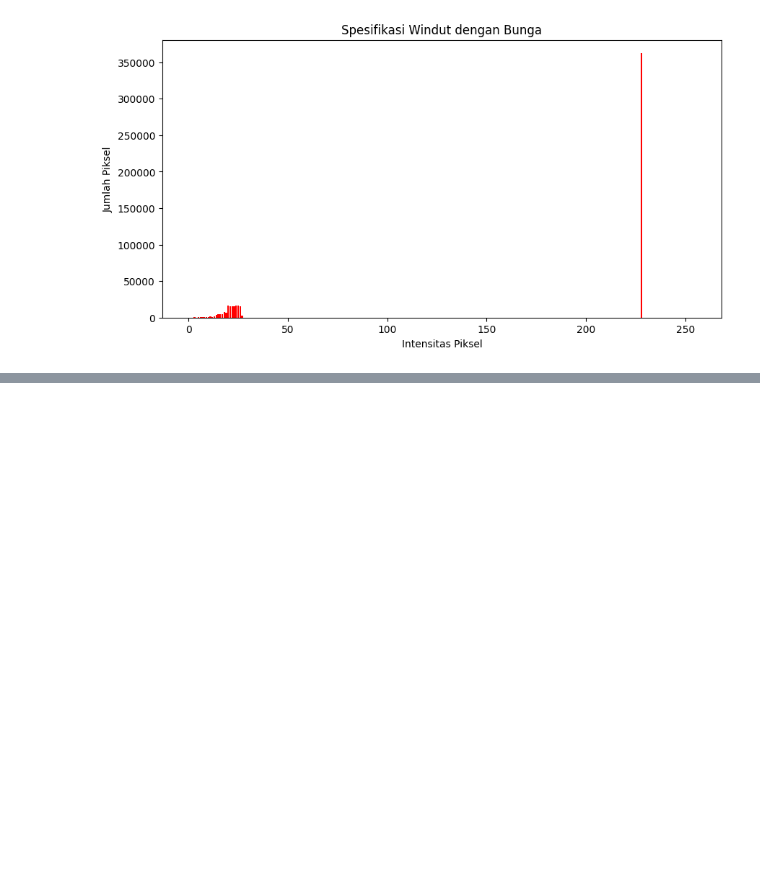
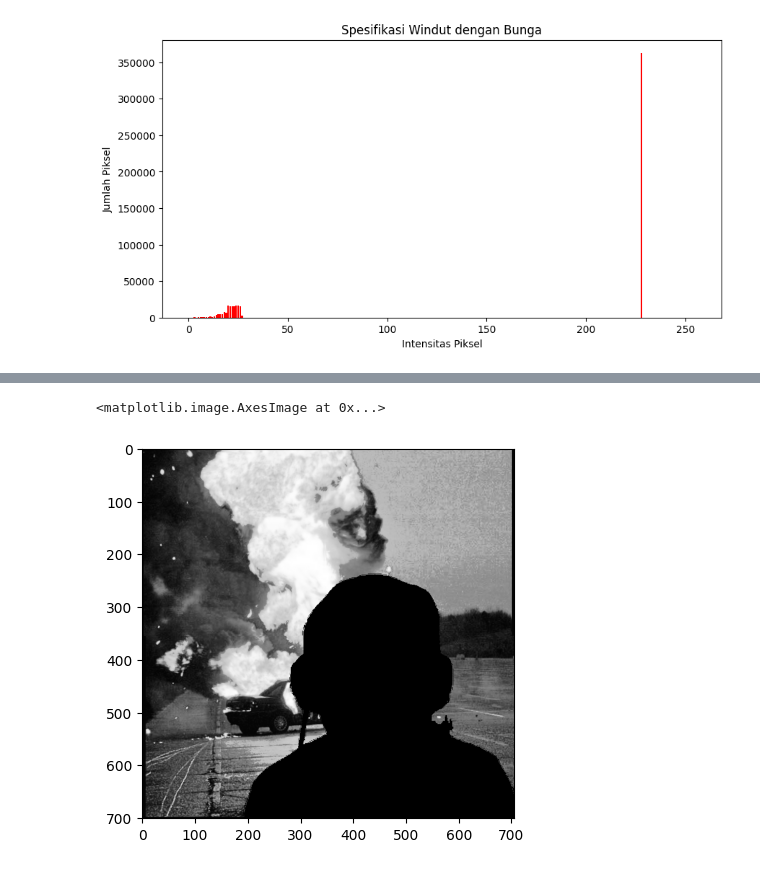
Before and after one commit to ilhamtegu34/modul-2-jurnal-ilhamtegu34, a Jupyter notebook: Jurnal_Modul2.ipynb, the cells around one changed output, grey strips where cells are left out. Cells and saved outputs as stored; diff of their text form; code cells hidden in the pictures; blank space fills up the shorter version.

```diff
--- a/Jurnal_Modul2.ipynb
+++ b/Jurnal_Modul2.ipynb
@@ -248,0 +313,11 @@ plot_histogram(hasil_hist_spesifikasi, 'Spesifikasi Windut dengan Bunga', 'red')
+# %%
+hasil_masking = np.zeros_like(windut2, dtype=int)
+
+for i in range(hasil_masking.shape[0]):
+    for j in range(hasil_masking.shape[1]):
+        if(windut2[i,j]>50):
+            hasil_masking[i,j] = hasil_ekualisasi[i,j]
+plt.imshow(hasil_masking, cmap="gray")
+# %% [output]
+<matplotlib.image.AxesImage at 0x...>
+[figure, added]
```
Also changed, not shown: parts of 34 cells of this notebook.
